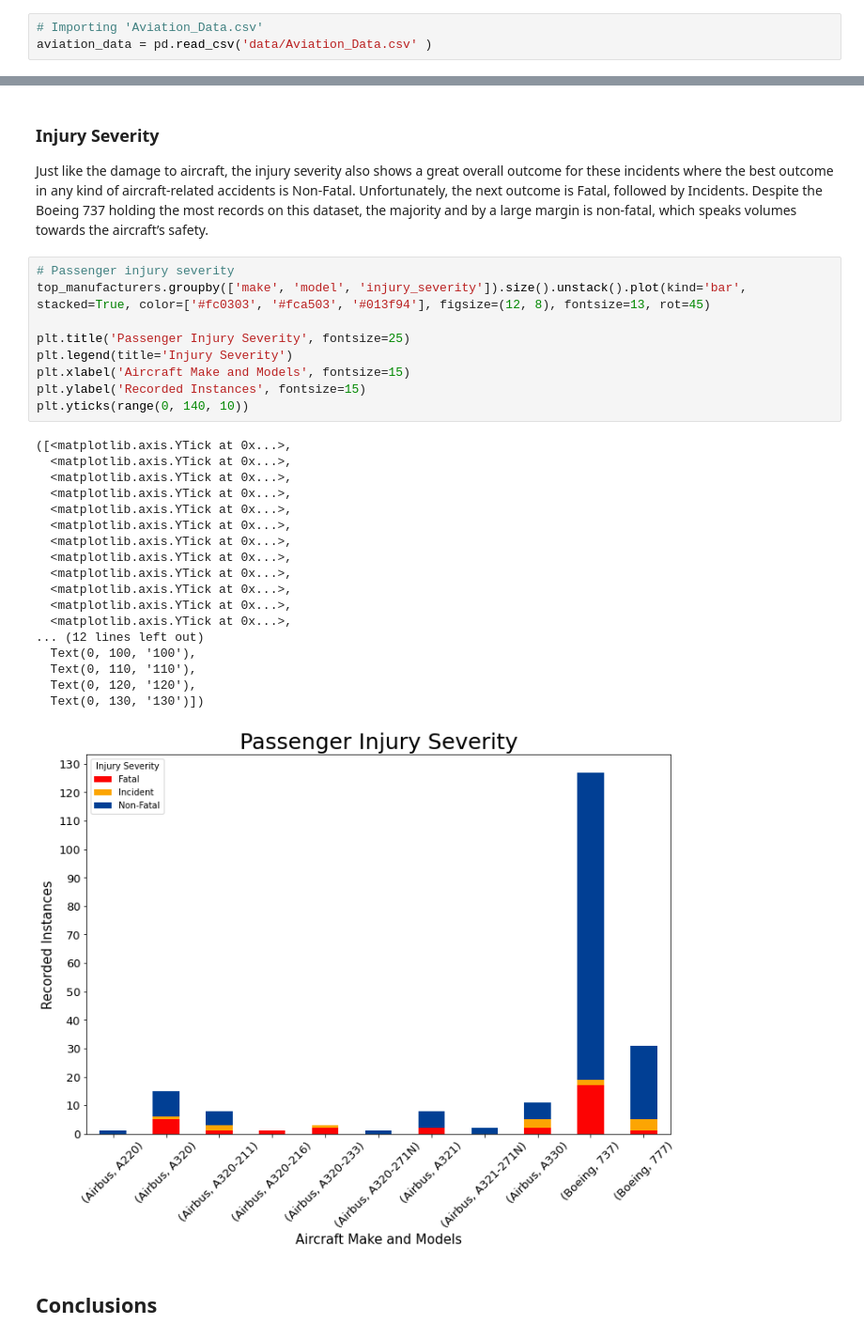
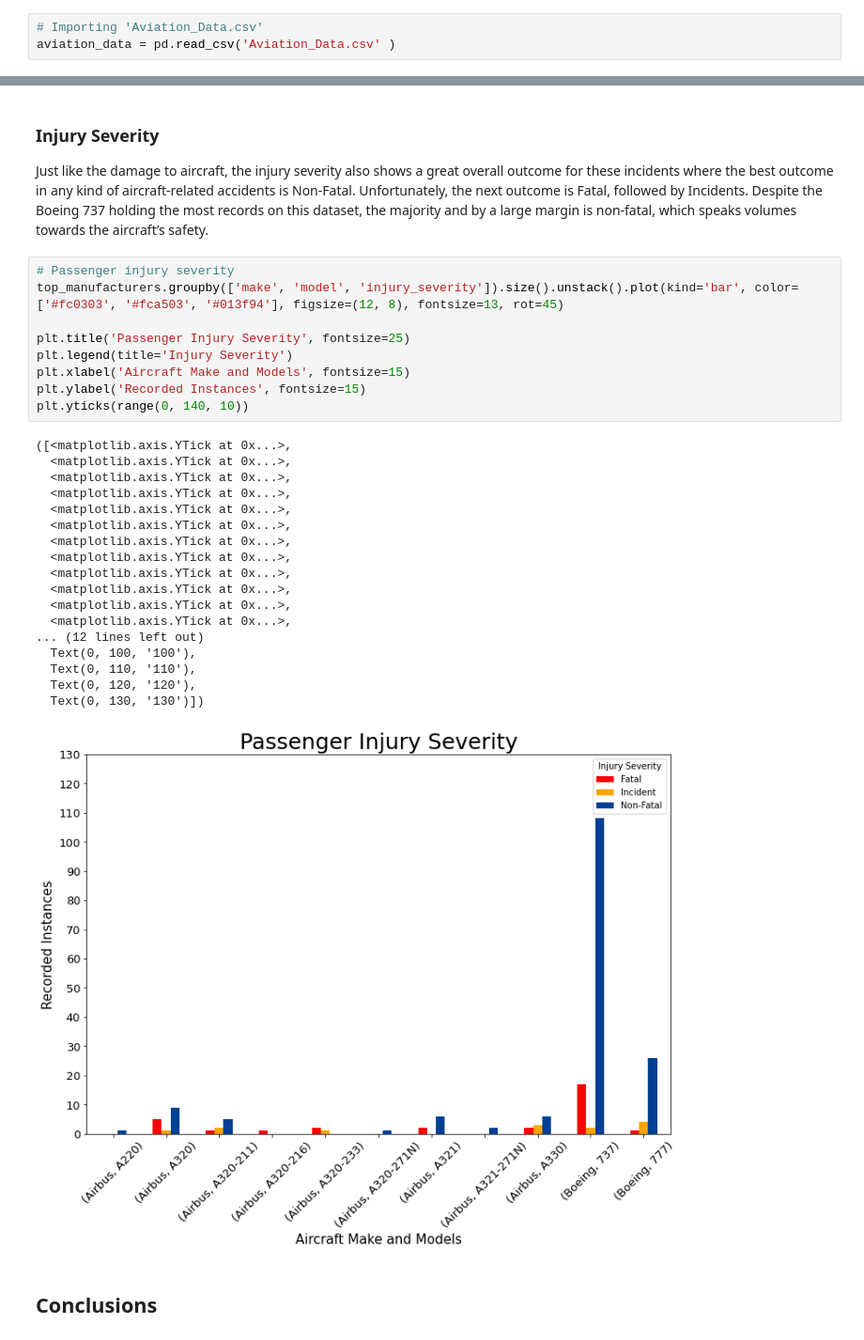
Before and after one commit to JohnNun/lowrisk_aircraft_project, a Jupyter notebook: lowrisk_aircraft_project_notebook.ipynb, the cells around one changed output, grey strips where cells are left out. Shown at 94% size. Cells and saved outputs as stored; diff of their text form.

Commit message:
Readme edits, change to injury severity plot

```diff
--- a/lowrisk_aircraft_project_notebook.ipynb
+++ b/lowrisk_aircraft_project_notebook.ipynb
@@ -13,7 +13,7 @@ import pandas as pd
 pd.options.mode.copy_on_write = True
 # %%
 # Importing 'Aviation_Data.csv'
-aviation_data = pd.read_csv('data/Aviation_Data.csv' )
+aviation_data = pd.read_csv('Aviation_Data.csv' )
 # %% [markdown]
 ## Data Preparation/Cleaning
 # %% [markdown]
@@ -263,32 +263,32 @@ plt.yticks(range(0, 70, 5))
 Just like the damage to aircraft, the injury severity also shows a great overall outcome for these incidents where the best outcome in any kind of aircraft-related accidents is Non-Fatal. Unfortunately, the next outcome is Fatal, followed by Incidents. Despite the Boeing 737 holding the most records on this dataset, the majority and by a large margin is non-fatal, which speaks volumes towards the aircraft’s safety.
 # %%
 # Passenger injury severity
-top_manufacturers.groupby(['make', 'model', 'injury_severity']).size().unstack().plot(kind='bar', stacked=True, color=['#fc0303', '#fca503', '#013f94'], figsize=(12, 8), fontsize=13, rot=45)
+top_manufacturers.groupby(['make', 'model', 'injury_severity']).size().unstack().plot(kind='bar', color=['#fc0303', '#fca503', '#013f94'], figsize=(12, 8), fontsize=13, rot=45)
 
 plt.title('Passenger Injury Severity', fontsize=25)
 plt.legend(title='Injury Severity')
 plt.xlabel('Aircraft Make and Models', fontsize=15)
 plt.ylabel('Recorded Instances', fontsize=15)
 plt.yticks(range(0, 140, 10))
 # %% [output]
 ([<matplotlib.axis.YTick at 0x...>,
   <matplotlib.axis.YTick at 0x...>,
   <matplotlib.axis.YTick at 0x...>,
   <matplotlib.axis.YTick at 0x...>,
   <matplotlib.axis.YTick at 0x...>,
   <matplotlib.axis.YTick at 0x...>,
   <matplotlib.axis.YTick at 0x...>,
   <matplotlib.axis.YTick at 0x...>,
   <matplotlib.axis.YTick at 0x...>,
   <matplotlib.axis.YTick at 0x...>,
   <matplotlib.axis.YTick at 0x...>,
   <matplotlib.axis.YTick at 0x...>,
 ... (12 lines left out)
   Text(0, 100, '100'),
   Text(0, 110, '110'),
   Text(0, 120, '120'),
   Text(0, 130, '130')])
-[figure, old version]
+[figure, new version]
 # %% [markdown]
 ## Conclusions
 # %% [markdown]
```
Also changed, not shown: parts of 3 cells of this notebook, 2 other files.
